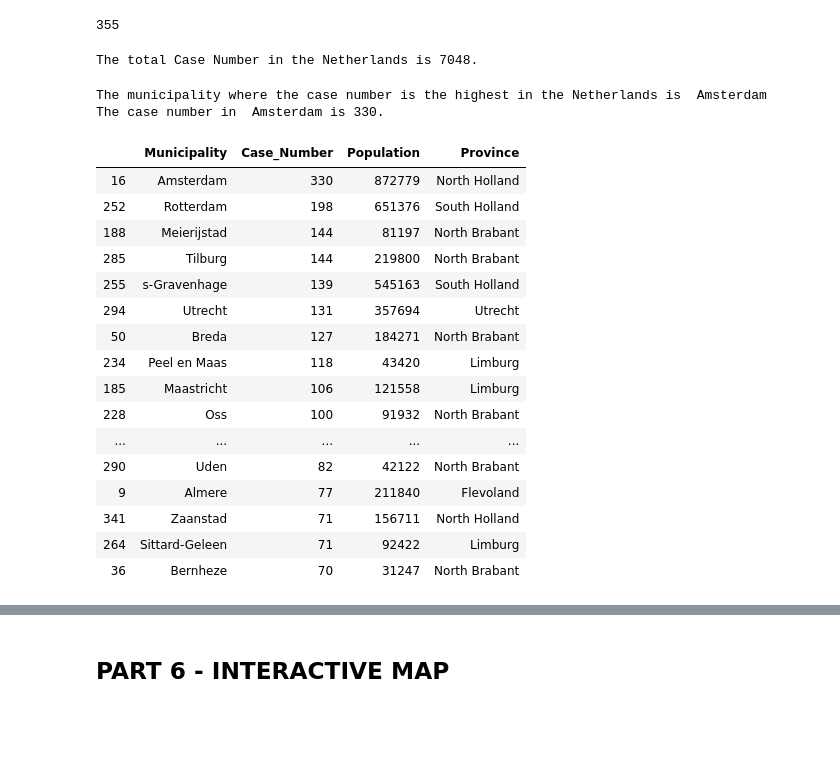
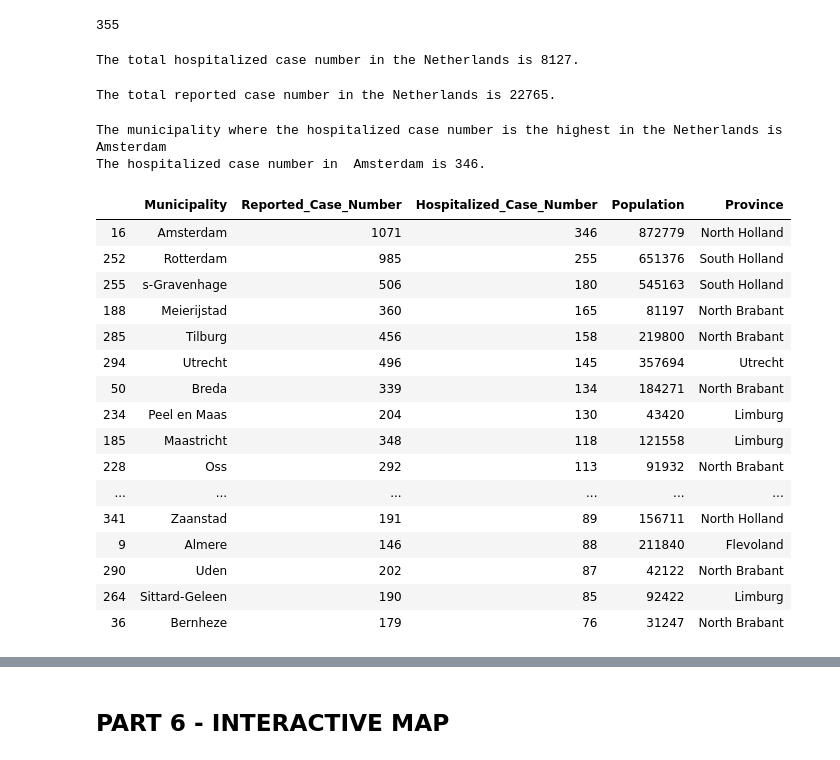
Before and after one commit to IJzerenSteen/CORONA_BY_MUNICIPALITY_NL, a Jupyter notebook: Covid_Mun_NL_REAL_TIME_DATABASE_Latest_Version.ipynb, the cells around one changed output, grey strips where cells are left out. Saved outputs shown, nothing was run; the diff lists cells and outputs as text; code cells hidden in the pictures; blank space fills up the shorter version.

```diff
--- a/Covid_Mun_NL_REAL_TIME_DATABASE_Latest_Version.ipynb
+++ b/Covid_Mun_NL_REAL_TIME_DATABASE_Latest_Version.ipynb
@@ -61,12 +62,12 @@ with open("dataset.csv", "w", encoding="utf-8") as f:
 # %%
 df2=pd.read_csv("dataset.csv", sep=";", header=None, index_col=None)
 df2=df2.drop(0)
-#df2=df2.drop(1)
-headers=["Gemnr","Municipality","Case_Number","Population","1/100.000",]
+df2.drop([0,5,6], axis=1, inplace=True)
+#df2=df2.drop(df2.columns[3], axis=1)
+#df2=df2.drop(df2.columns[2], axis=1)#df2=df2.drop(1)
+headers=["Municipality","Reported_Case_Number","Hospitalized_Case_Number","Population"]
 df2.columns=headers
-df2=df2.drop(df2.columns[0], axis=1)
-df2=df2.drop(df2.columns[3], axis=1)
-#df2=df2.drop(df2.columns[2], axis=1)
+
 
 df2.head()
 # %% [output]
@@ -79,7 +80,7 @@ df2.head()
 # %%
 df2['Population'] = pd.to_numeric(df2['Population'])
+df2['Reported_Case_Number'] = pd.to_numeric(df2['Reported_Case_Number'])
+df2['Hospitalized_Case_Number'] = pd.to_numeric(df2['Hospitalized_Case_Number'])
-# %%
-df2['Case_Number'] = pd.to_numeric(df2['Case_Number'])
 # %%
 df2.dtypes
 # %% [output]
@@ -253,39 +258,44 @@ df.Municipality.count() # Municipality Number in the NL
 # %% [output]
 355
 # %%
-df_sum=df.Case_Number.sum()
-print(f'The total Case Number in the Netherlands is {df_sum}.')
+df_sum=df.Hospitalized_Case_Number.sum()
+print(f'The total hospitalized case number in the Netherlands is {df_sum}.')
 # %% [output]
-The total Case Number in the Netherlands is 7048.
+The total hospitalized case number in the Netherlands is 8127.
+# %%
+df_sum=df.Reported_Case_Number.sum()
+print(f'The total reported case number in the Netherlands is {df_sum}.')
+# %% [output]
+The total reported case number in the Netherlands is 22765.
 # %%
-df_max = df.Case_Number.max()
-df_max_mun=df.Municipality[df.Case_Number == df_max]
-print(f"The municipality where the case number is the highest in the Netherlands is {df_max_mun.to_string(header=False, index=False)}")
-print(f"The case number in {df_max_mun.to_string(header=False, index=False)} is {str(df_max)}.")
+df_max_h = df.Hospitalized_Case_Number.max()
+df_max_mun_h=df.Municipality[df.Hospitalized_Case_Number == df_max_h]
+print(f"The municipality where the hospitalized case number is the highest in the Netherlands is {df_max_mun_h.to_string(header=False, index=False)}")
+print(f"The hospitalized case number in {df_max_mun_h.to_string(header=False, index=False)} is {str(df_max_h)}.")
 # %% [output]
-The municipality where the case number is the highest in the Netherlands is  Amsterdam
-The case number in  Amsterdam is 330.
+The municipality where the hospitalized case number is the highest in the Netherlands is  Amsterdam
+The hospitalized case number in  Amsterdam is 346.
 # %%
-df_maxs=df.sort_values(ascending=False, by='Case_Number').head(20) #The municipalities where the case number is the highest in the NL.
-df_maxs
+df_maxs_h=df.sort_values(ascending=False, by='Hospitalized_Case_Number').head(20) #The municipalities where the case number is the highest in the NL.
+df_maxs_h
 # %% [output]
-|  | Municipality | Case_Number | Population | Province |
-| 16 | Amsterdam | 330 | 872779 | North Holland |
-| 252 | Rotterdam | 198 | 651376 | South Holland |
-| 188 | Meierijstad | 144 | 81197 | North Brabant |
-| 285 | Tilburg | 144 | 219800 | North Brabant |
-| 255 | s-Gravenhage | 139 | 545163 | South Holland |
-| 294 | Utrecht | 131 | 357694 | Utrecht |
-| 50 | Breda | 127 | 184271 | North Brabant |
-| 234 | Peel en Maas | 118 | 43420 | Limburg |
-| 185 | Maastricht | 106 | 121558 | Limburg |
-| 228 | Oss | 100 | 91932 | North Brabant |
-| ... | ... | ... | ... | ... |
-| 290 | Uden | 82 | 42122 | North Brabant |
-| 9 | Almere | 77 | 211840 | Flevoland |
-| 341 | Zaanstad | 71 | 156711 | North Holland |
-| 264 | Sittard-Geleen | 71 | 92422 | Limburg |
-| 36 | Bernheze | 70 | 31247 | North Brabant |
+|  | Municipality | Reported_Case_Number | Hospitalized_Case_Number | Population | Province |
+| 16 | Amsterdam | 1071 | 346 | 872779 | North Holland |
+| 252 | Rotterdam | 985 | 255 | 651376 | South Holland |
+| 255 | s-Gravenhage | 506 | 180 | 545163 | South Holland |
+| 188 | Meierijstad | 360 | 165 | 81197 | North Brabant |
+| 285 | Tilburg | 456 | 158 | 219800 | North Brabant |
+| 294 | Utrecht | 496 | 145 | 357694 | Utrecht |
+| 50 | Breda | 339 | 134 | 184271 | North Brabant |
+| 234 | Peel en Maas | 204 | 130 | 43420 | Limburg |
+| 185 | Maastricht | 348 | 118 | 121558 | Limburg |
+| 228 | Oss | 292 | 113 | 91932 | North Brabant |
+| ... | ... | ... | ... | ... | ... |
+| 341 | Zaanstad | 191 | 89 | 156711 | North Holland |
+| 9 | Almere | 146 | 88 | 211840 | Flevoland |
+| 290 | Uden | 202 | 87 | 42122 | North Brabant |
+| 264 | Sittard-Geleen | 190 | 85 | 92422 | Limburg |
+| 36 | Bernheze | 179 | 76 | 31247 | North Brabant |
 # %%
 import seaborn as sns
 sns.set(style="whitegrid")
```
Also changed, not shown: parts of 22 cells of this notebook.
